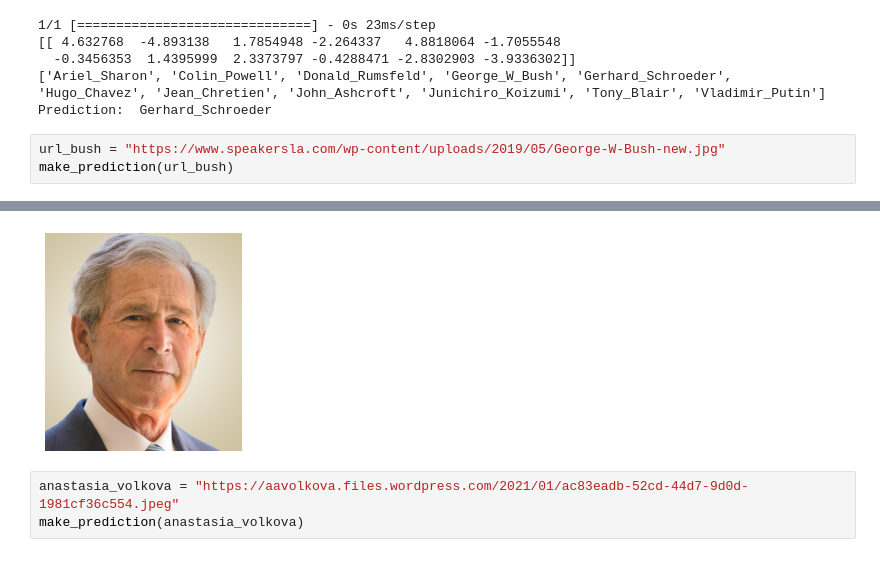
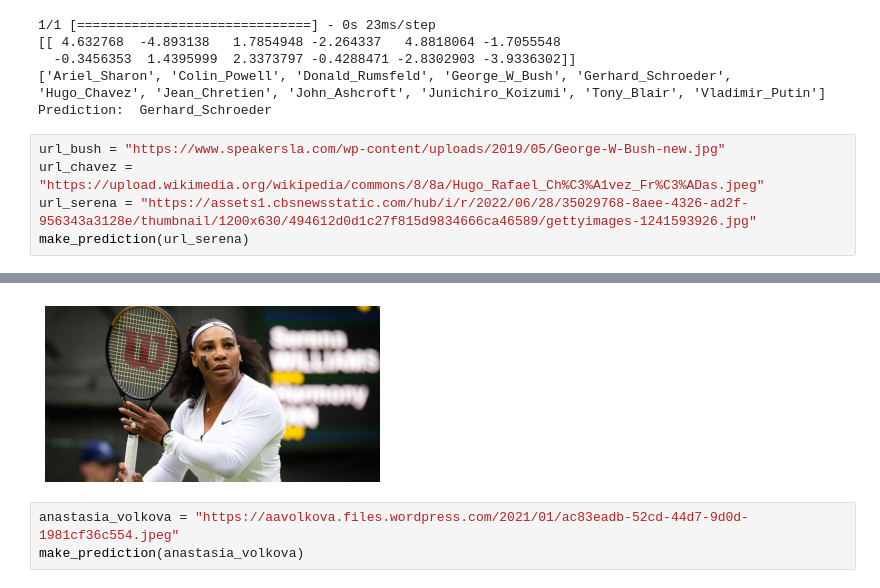
Before and after one commit to NankoCS/CelebRecognition, a Jupyter notebook: application.ipynb, the cells around one changed output, grey strips where cells are left out. Saved outputs shown, nothing was run; the diff lists cells and outputs as text.

```diff
--- a/application.ipynb
+++ b/application.ipynb
@@ -223,5 +223,7 @@ print("Prediction: ", class_names[maxIndex])
 Prediction:  Gerhard_Schroeder
 # %%
 url_bush = "https://www.speakersla.com/wp-content/uploads/2019/05/George-W-Bush-new.jpg"
-make_prediction(url_bush)
+url_chavez = "https://upload.wikimedia.org/wikipedia/commons/8/8a/Hugo_Rafael_Ch%C3%A1vez_Fr%C3%ADas.jpeg"
+url_serena = "https://assets1.cbsnewsstatic.com/hub/i/r/2022/06/28/35029768-8aee-4326-ad2f-956343a3128e/thumbnail/1200x630/494612d0d1c27f815d9834666ca46589/gettyimages-1241593926.jpg"
+make_prediction(url_serena)
 # %% [output]
@@ -243,4 +245,4 @@ Prediction:  George_W_Bush  - 0.99777824
-[figure, old version]
+[figure, new version]
 # %%
 anastasia_volkova = "https://aavolkova.files.wordpress.com/2021/01/ac83eadb-52cd-44d7-9d0d-1981cf36c554.jpeg"
 make_prediction(anastasia_volkova)
```
Also changed, not shown: parts of 3 cells of this notebook, 1 other file.
